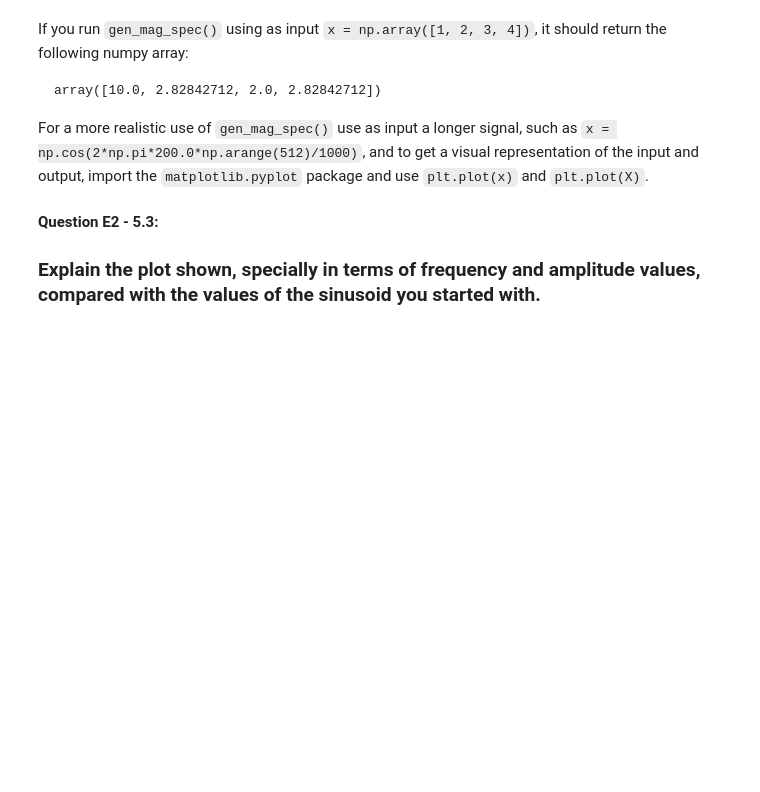
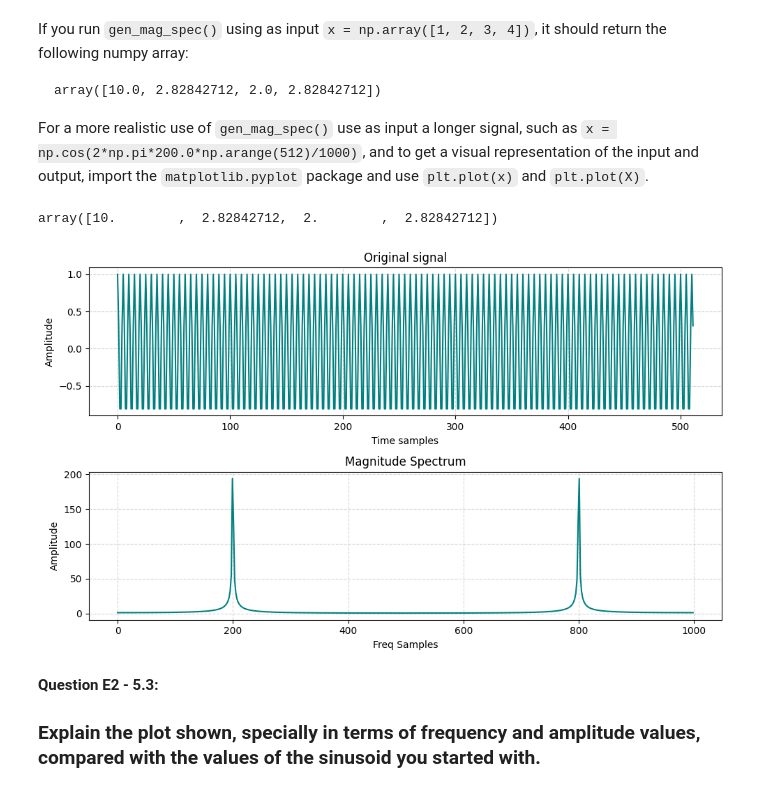
Before and after one commit to inesbroto/sms-tools-materials, a Jupyter notebook: exercises/E2-Sinusoids-and-DFT.ipynb, the cells around one changed output. Drawn from its saved outputs; the diff is of its cells as text; code cells hidden in the pictures; blank space fills up the shorter version.

````diff
--- a/exercises/E2-Sinusoids-and-DFT.ipynb
+++ b/exercises/E2-Sinusoids-and-DFT.ipynb
@@ -266,12 +336,24 @@ def gen_mag_spec(x):
 
     """
     ### your code here
+    N = len(x)
+    dft_seq = np.zeros(N,dtype = 'complex_') #prelocating space for efficiency reasons.
+    for k in np.arange(N):
+        c_sine = gen_complex_sine(k, N, conj=True)
+        dft_seq[k] = np.inner(x,c_sine)
+
+    return abs(dft_seq)
 # %% [markdown]
 If you run `gen_mag_spec()` using as input `x = np.array([1, 2, 3, 4])`, it should return the following numpy array:
 ```
 array([10.0, 2.82842712, 2.0, 2.82842712])
 ```
 For a more realistic use of `gen_mag_spec()` use as input a longer signal, such as `x = np.cos(2*np.pi*200.0*np.arange(512)/1000)`, and to get a visual representation of the input and output, import the `matplotlib.pyplot` package and use `plt.plot(x)` and `plt.plot(X)`.
+# %%
+x = np.array([1, 2, 3, 4])
+gen_mag_spec(x)
+# %% [output]
+array([10.        ,  2.82842712,  2.        ,  2.82842712])
 # %%
 import IPython.display as ipd
 import matplotlib.pyplot as plt
@@ -283,3 +360,34 @@ import matplotlib.pyplot as plt
+# %%
+# E2 - 5.2: Plot input cosine signal suggested above, call gen_mag_spec(), and plot the output result.
+# Validate that the peak of the magnitude spectrum corrresponds to the frequency of the sinusoid.
+
+### Your code here
+
+x = np.cos(2*np.pi*200.0*np.arange(512)/1000)
+X = gen_mag_spec(x)
+N = len(x)
+
+
+plt.figure(figsize=(10, 6))
+plt.subplot(2, 1, 1)
+plt.plot(np.arange(N), x, color='teal')
+plt.title("Original signal")
+plt.xlabel("Time samples")
+plt.ylabel("Amplitude")
+plt.grid(True, linestyle='--', alpha=0.5)
+
+plt.subplot(2, 1, 2)
+
+plt.plot(np.arange(N)*1000/N, X, color='teal') #To do
+plt.title("Magnitude Spectrum")
+plt.xlabel("Freq Samples")
+plt.ylabel("Amplitude")
+plt.grid(True, linestyle='--', alpha=0.5)
+
+plt.tight_layout()
+plt.show()
+# %% [output]
+[figure, added]
 # %% [markdown]
 **Question E2 - 5.3:**
 
````
Also changed, not shown: parts of 9 cells of this notebook.
